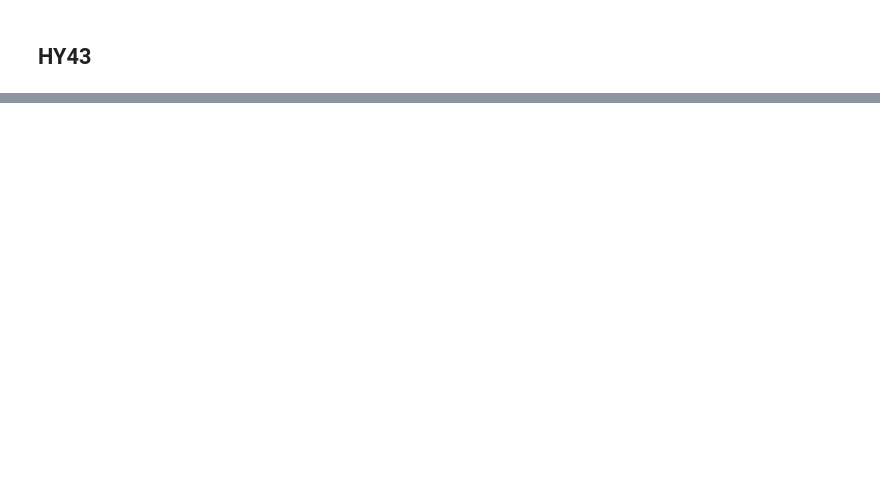
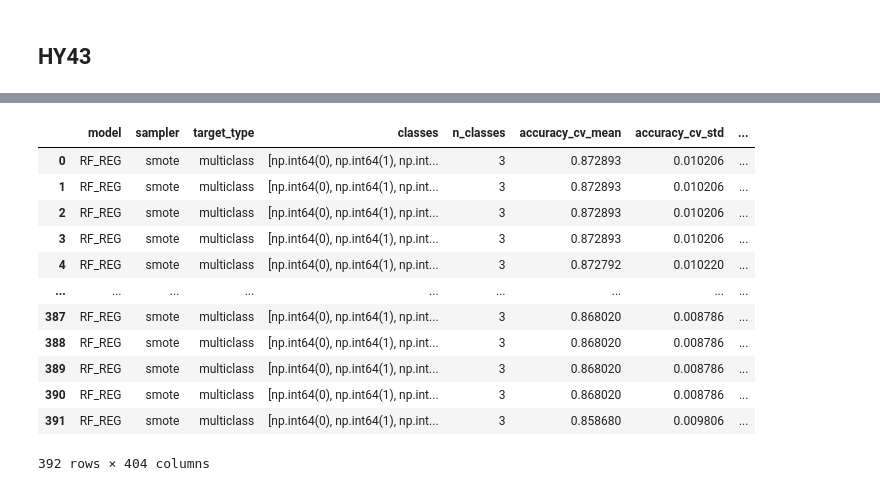
Before and after one commit to fserracrespi/PD_progression_ppmi, a Jupyter notebook: SCRIPTS/PYTHON/MODEL_ANALYSIS/CLASSIFICATION_STUDIES/Multiclass_V2.ipynb, the cells around one changed output, grey strips where cells are left out. Cells and saved outputs as stored; diff of their text form; code cells hidden in the pictures; blank space fills up the shorter version.

```diff
--- a/SCRIPTS/PYTHON/MODEL_ANALYSIS/CLASSIFICATION_STUDIES/Multiclass_V2.ipynb
+++ b/SCRIPTS/PYTHON/MODEL_ANALYSIS/CLASSIFICATION_STUDIES/Multiclass_V2.ipynb
@@ -1254,0 +1835,17 @@ final_results_df_ovr.to_csv(output_path / "multiclass_classification_results_HY4
+# %%
+random_forest_results_df=pd.read_csv(output_path / "random_forest_hyperparam_grid_search_results.csv")
+random_forest_results_df
+# %% [output]
+|  | model | sampler | target_type | classes | n_classes | accuracy_cv_mean | accuracy_cv_std | ... |
+| 0 | RF_REG | smote | multiclass | [np.int64(0), np.int64(1), np.int... | 3 | 0.872893 | 0.010206 | ... |
+| 1 | RF_REG | smote | multiclass | [np.int64(0), np.int64(1), np.int... | 3 | 0.872893 | 0.010206 | ... |
+| 2 | RF_REG | smote | multiclass | [np.int64(0), np.int64(1), np.int... | 3 | 0.872893 | 0.010206 | ... |
+| 3 | RF_REG | smote | multiclass | [np.int64(0), np.int64(1), np.int... | 3 | 0.872893 | 0.010206 | ... |
+| 4 | RF_REG | smote | multiclass | [np.int64(0), np.int64(1), np.int... | 3 | 0.872792 | 0.010220 | ... |
+| ... | ... | ... | ... | ... | ... | ... | ... | ... |
+| 387 | RF_REG | smote | multiclass | [np.int64(0), np.int64(1), np.int... | 3 | 0.868020 | 0.008786 | ... |
+| 388 | RF_REG | smote | multiclass | [np.int64(0), np.int64(1), np.int... | 3 | 0.868020 | 0.008786 | ... |
+| 389 | RF_REG | smote | multiclass | [np.int64(0), np.int64(1), np.int... | 3 | 0.868020 | 0.008786 | ... |
+| 390 | RF_REG | smote | multiclass | [np.int64(0), np.int64(1), np.int... | 3 | 0.868020 | 0.008786 | ... |
+| 391 | RF_REG | smote | multiclass | [np.int64(0), np.int64(1), np.int... | 3 | 0.858680 | 0.009806 | ... |
+392 rows × 404 columns
```
Also changed, not shown: parts of 17 cells of this notebook, 15 other files.
